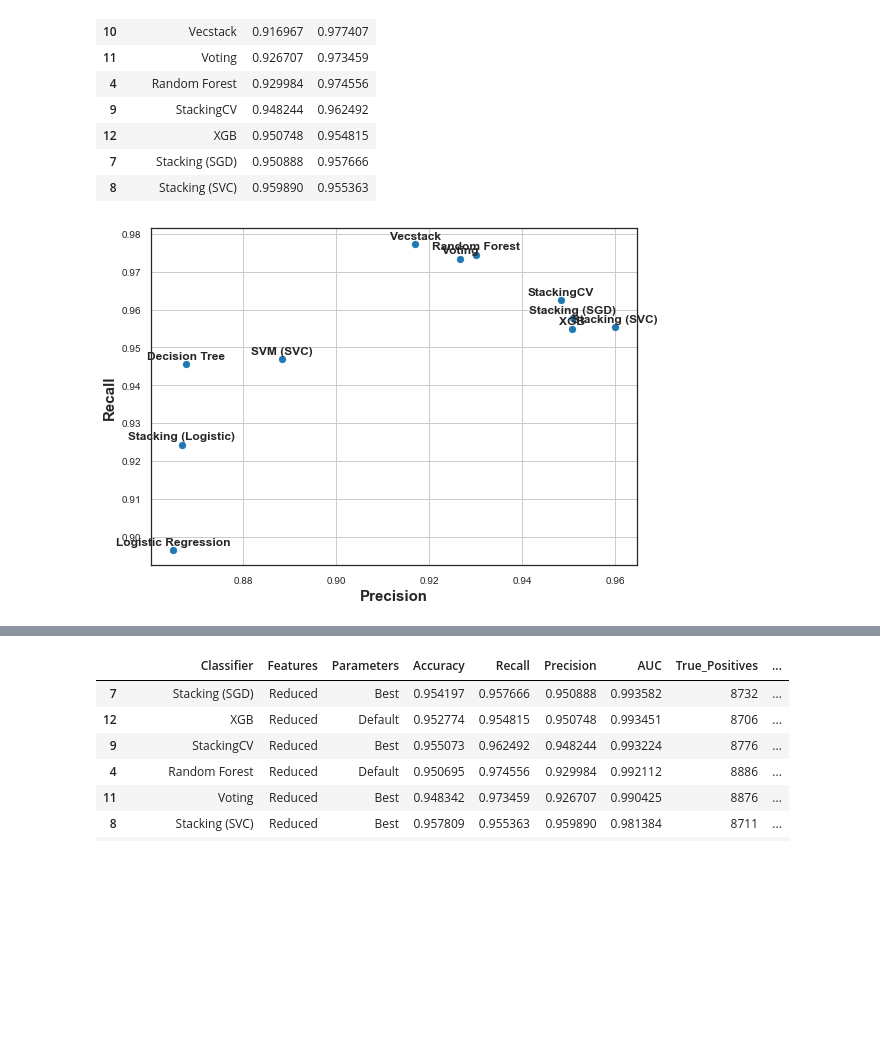
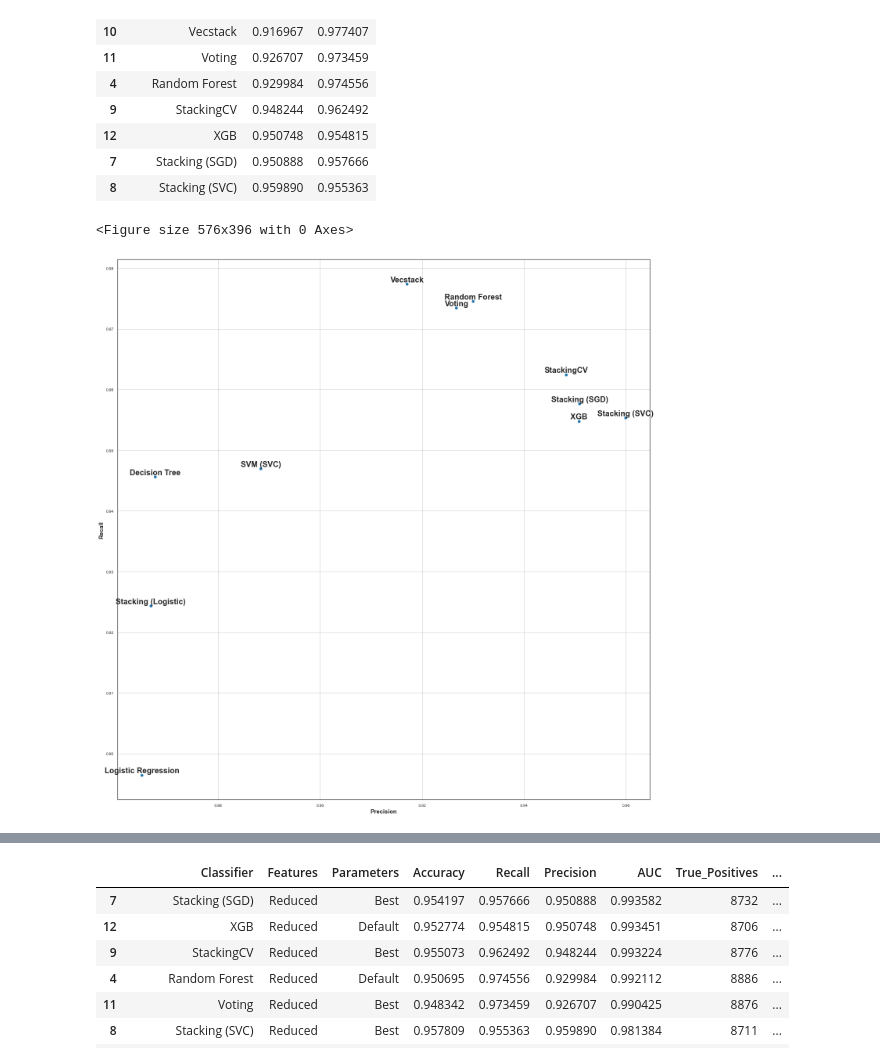
Before and after one commit to vviswanathan/datamites_internship, a Jupyter notebook: Code/Portuguese_Bank_Marketing_Project/PRCP-1000-Portuguese_Bank_Marketing_Project_Capstone-Label_Encoding-20_input.ipynb, the cells around one changed output, grey strips where cells are left out. Cells and saved outputs as stored; diff of their text form; code cells hidden in the pictures; blank space fills up the shorter version.

```diff
--- a/Code/Portuguese_Bank_Marketing_Project/PRCP-1000-Portuguese_Bank_Marketing_Project_Capstone-Label_Encoding-20_input.ipynb
+++ b/Code/Portuguese_Bank_Marketing_Project/PRCP-1000-Portuguese_Bank_Marketing_Project_Capstone-Label_Encoding-20_input.ipynb
@@ -1974,27 +1974,29 @@ classifier = df_results_temp_scatter['Classifier'].to_list
 # %%
 plt.clf()
 plt.rcParams.update({'figure.autolayout': True})
+plt.figure(figsize=(20,20))
 plt.rcParams["axes.edgecolor"] = "0.15"
 plt.rcParams["axes.linewidth"]  = 1.25
 plt.scatter(df_results_temp_scatter.Precision, df_results_temp_scatter.Recall)
 plt.grid()
 for x,y,z in zip(df_results_temp_scatter.Precision, df_results_temp_scatter.Recall, df_results_temp_scatter.Classifier):
 
     plt.annotate(z, # this is the text
                  (x,y), # this is the point to label
                  textcoords="offset points", # how to position the text
                  xytext=(0,5), # distance from text to points (x,y)
                  fontweight="bold",
-                 fontsize = 12,
+                 fontsize = 20,
                  ha='center') # horizontal alignment can be left, right or center
 
 #plt.title("Precision vs. Recall", fontsize = 15, fontweight="bold")
 plt.xlabel("Precision", fontsize=15, fontweight="bold")
 plt.ylabel("Recall", fontsize=15, fontweight="bold")
 plt.savefig('Precision_vs_Recall.png')
 plt.show()
 # %% [output]
+<Figure size 576x396 with 0 Axes>
-[figure, old version]
+[figure, new version]
 # %%
 results_df_final = results_df_temp.iloc[:, [0,1,3,2,4,5,8,9,10,11,12,13]].sort_values(by='AUC', ascending=False)
 # %%
```
Also changed, not shown: parts of 1 cell of this notebook, 2 other files.
